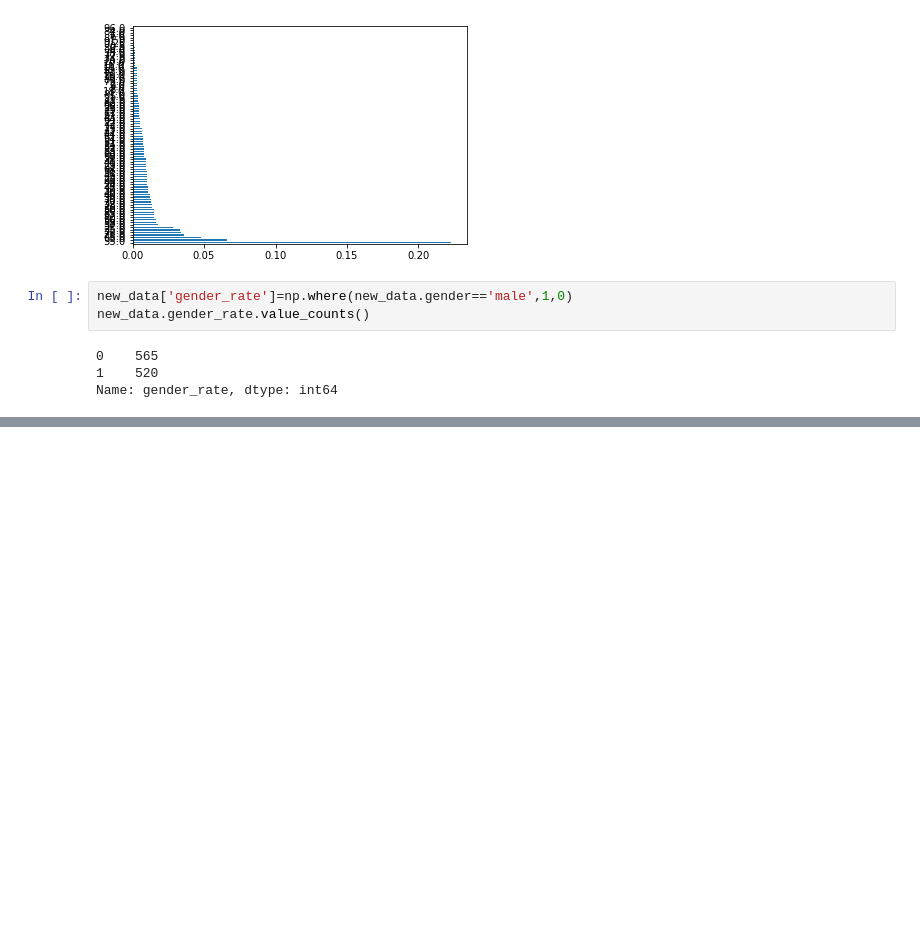
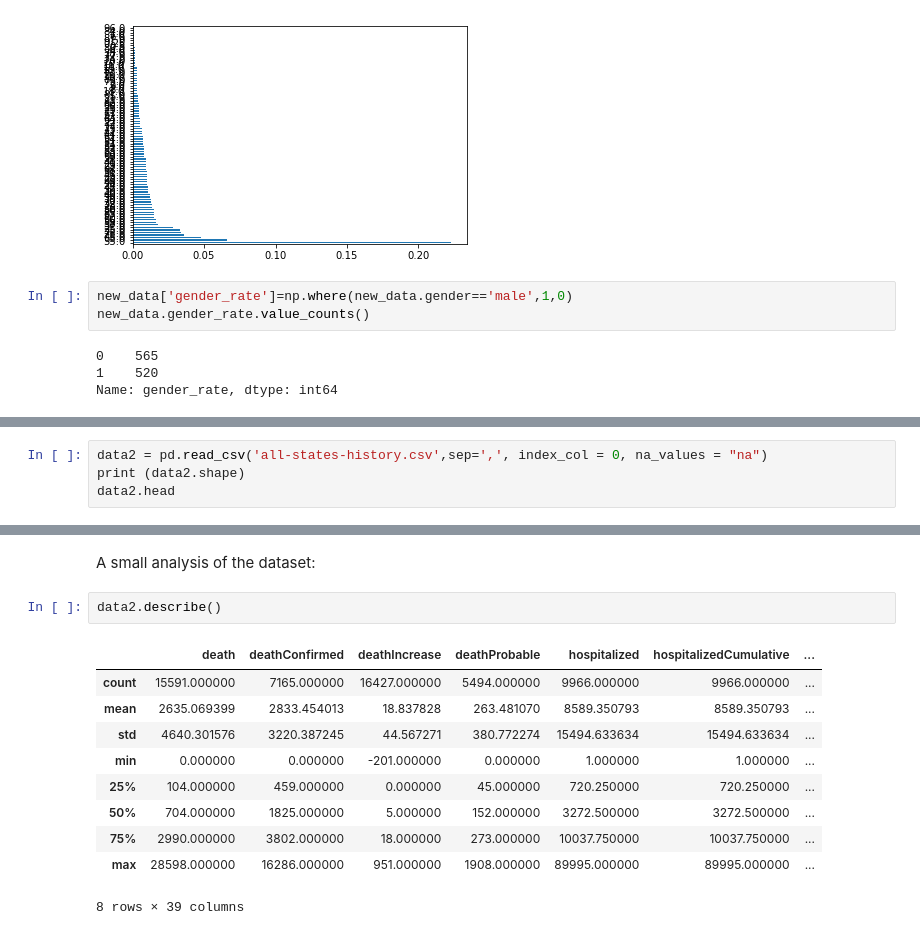
Before and after one commit to SamuelAlves96/DataScience4Covid19, a Jupyter notebook: trabalho_sib_covid.ipynb, the cells around one changed output, grey strips where cells are left out. Cells and saved outputs as stored; diff of their text form; blank space fills up the shorter version.

```diff
--- a/trabalho_sib_covid.ipynb
+++ b/trabalho_sib_covid.ipynb
@@ -279,0 +318,4 @@ Name: gender_rate, dtype: int64
+# %%
+data2 = pd.read_csv('all-states-history.csv',sep=',', index_col = 0, na_values = "na")
+print (data2.shape)
+data2.head
@@ -279,0 +341,15 @@ Name: gender_rate, dtype: int64
+# %% [markdown]
+A small analysis of the dataset:
+# %%
+data2.describe()
+# %% [output]
+|  | death | deathConfirmed | deathIncrease | deathProbable | hospitalized | hospitalizedCumulative | ... |
+| count | 15591.000000 | 7165.000000 | 16427.000000 | 5494.000000 | 9966.000000 | 9966.000000 | ... |
+| mean | 2635.069399 | 2833.454013 | 18.837828 | 263.481070 | 8589.350793 | 8589.350793 | ... |
+| std | 4640.301576 | 3220.387245 | 44.567271 | 380.772274 | 15494.633634 | 15494.633634 | ... |
+| min | 0.000000 | 0.000000 | -201.000000 | 0.000000 | 1.000000 | 1.000000 | ... |
+| 25% | 104.000000 | 459.000000 | 0.000000 | 45.000000 | 720.250000 | 720.250000 | ... |
+| 50% | 704.000000 | 1825.000000 | 5.000000 | 152.000000 | 3272.500000 | 3272.500000 | ... |
+| 75% | 2990.000000 | 3802.000000 | 18.000000 | 273.000000 | 10037.750000 | 10037.750000 | ... |
+| max | 28598.000000 | 16286.000000 | 951.000000 | 1908.000000 | 89995.000000 | 89995.000000 | ... |
+8 rows × 39 columns
```
Also changed, not shown: parts of 21 cells of this notebook.
